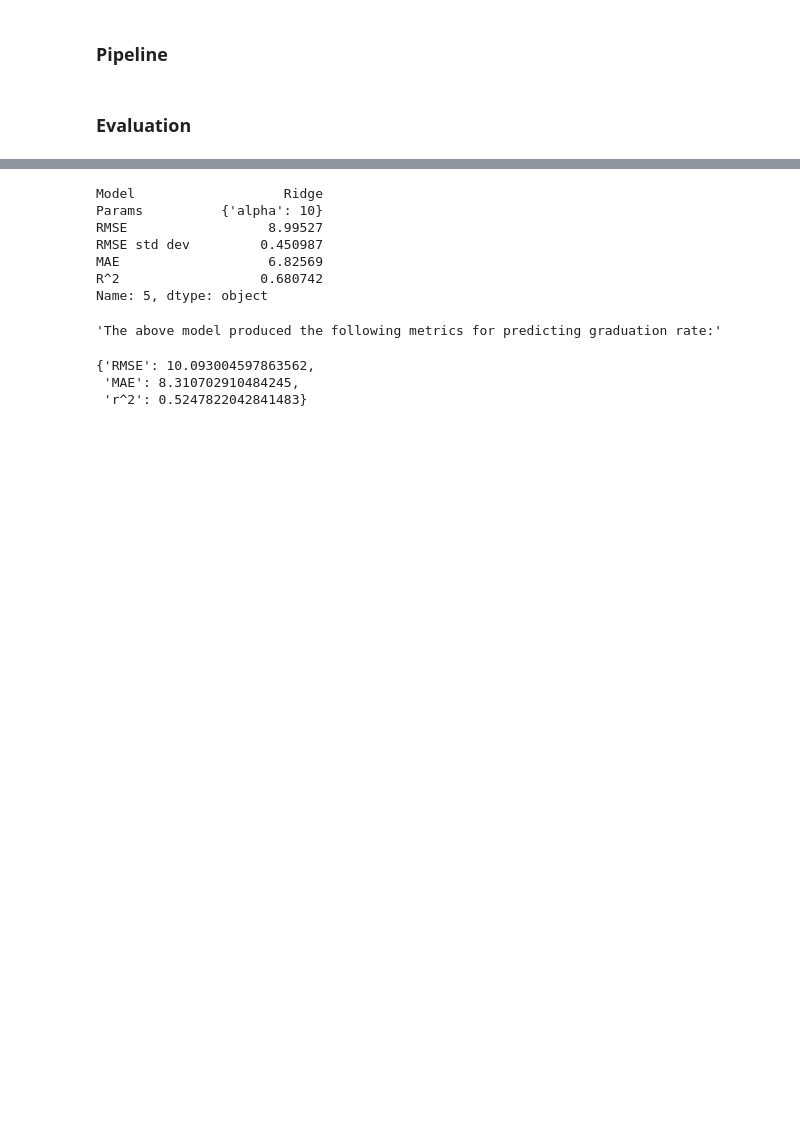
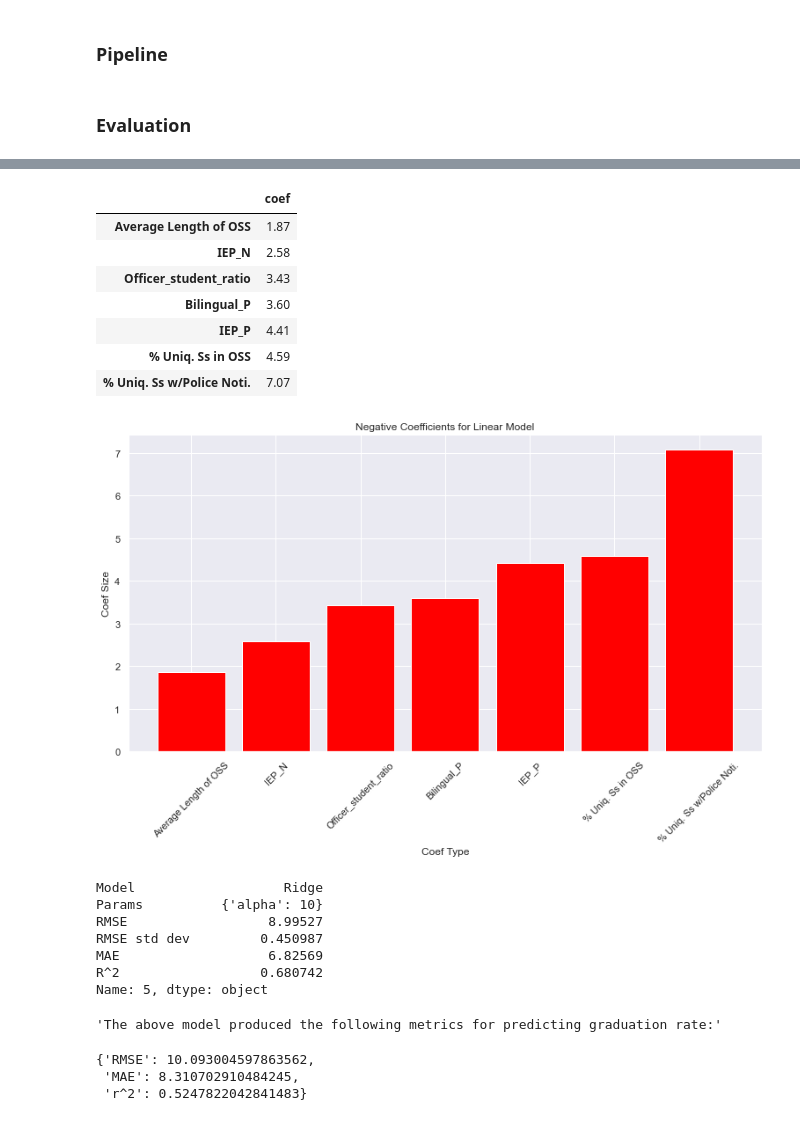
Before and after one commit to oabreu86/Policing-in-Schools-Predicting-Graduation-Rates-on-the-Criminalization-of-Students, a Jupyter notebook: Final_data_analysis.ipynb, the cells around one changed output, grey strips where cells are left out. Saved outputs shown, nothing was run; the diff lists cells and outputs as text; code cells hidden in the pictures; blank space fills up the shorter version.

```diff
--- a/Final_data_analysis.ipynb
+++ b/Final_data_analysis.ipynb
@@ -220,3 +259,27 @@ Name: 10, dtype: object
+# %%
+top_neg_coefs = coefs.tail(7).abs()
+labels = top_neg_coefs.index.values
+labels[5], labels[6] = '% Uniq. Ss in OSS', '% Uniq. Ss w/Police Noti.'
+#top_pos_coefs.rename(columns={'Police Notifications per 100 Students': 'Police Noti. per 100 Ss','% of Misconducts Resulting in an ISS':'% Miscon. turned ISS'},inplace=True)
+display(top_neg_coefs)
+fig = plt.figure()
+ax = fig.add_axes([0,0,1,1])
+ax.bar(labels,top_neg_coefs['coef'], color='red')
+plt.xticks(rotation=45)
+plt.xlabel("Coef Type")
+plt.ylabel("Coef Size")
+plt.title("Negative Coefficients for Linear Model")
+plt.show()
+# %% [output]
+|  | coef |
+| Average Length of OSS | 1.87 |
+| IEP_N | 2.58 |
+| Officer_student_ratio | 3.43 |
+| Bilingual_P | 3.60 |
+| IEP_P | 4.41 |
+| % Uniq. Ss in OSS | 4.59 |
+| % Uniq. Ss w/Police Noti. | 7.07 |
+[figure, added]
 # %%
 subset = school_data[["Year", "Officer_student_ratio", "Expulsions per 100 Students", "5YR Grad Rate", "Attendance",
                       "% of Unique Students Receiving Police Notification", 'Native American/Alaskan Pct',
```
Also changed, not shown: parts of 11 cells of this notebook.
